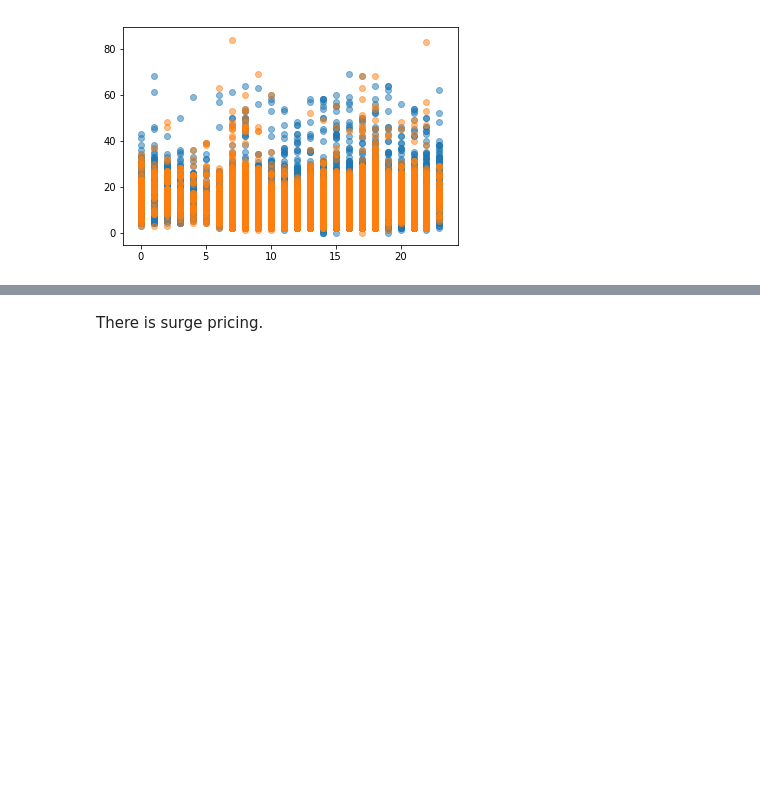
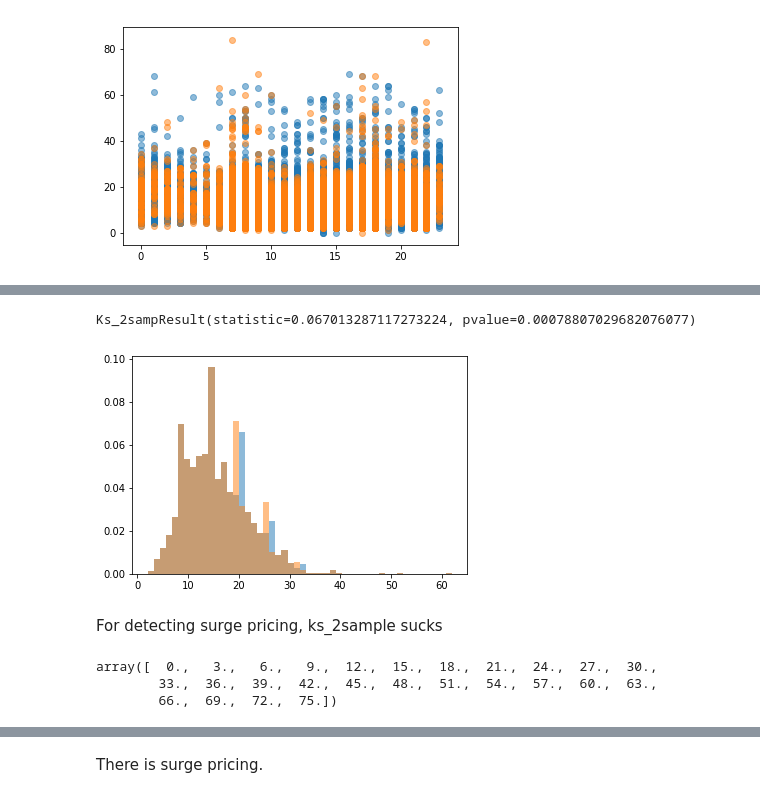
Before and after one commit to huevosabio/cs341, a Jupyter notebook: VariationInPrice.ipynb, the cells around one changed output, grey strips where cells are left out. Drawn from its saved outputs; the diff is of its cells as text; code cells hidden in the pictures; blank space fills up the shorter version.

```diff
--- a/VariationInPrice.ipynb
+++ b/VariationInPrice.ipynb
@@ -55,0 +73,12 @@ plt.hist(p2 / p2.mean(), bins =50, alpha = 0.5, normed = True);
+# %%
+# how do multipliers look like
+p1 = p
+p2 = p1 * 1.000000000000001
+plt.hist(p1, bins =50, alpha = 0.5, normed = True);
+plt.hist(p2, bins =50, alpha = 0.5, normed = True);
+print stats.ks_2samp(p1, p2)
+# %% [output]
+Ks_2sampResult(statistic=0.067013287117273224, pvalue=0.00078807029682076077)
+[figure, added]
+# %% [markdown]
+For detecting surge pricing, ks_2sample sucks
@@ -55,0 +93,6 @@ plt.hist(p2 / p2.mean(), bins =50, alpha = 0.5, normed = True);
+# %%
+prices
+# %% [output]
+array([  0.,   3.,   6.,   9.,  12.,  15.,  18.,  21.,  24.,  27.,  30.,
+        33.,  36.,  39.,  42.,  45.,  48.,  51.,  54.,  57.,  60.,  63.,
+        66.,  69.,  72.,  75.])
```
Also changed, not shown: parts of 28 cells of this notebook, 4 other files.
